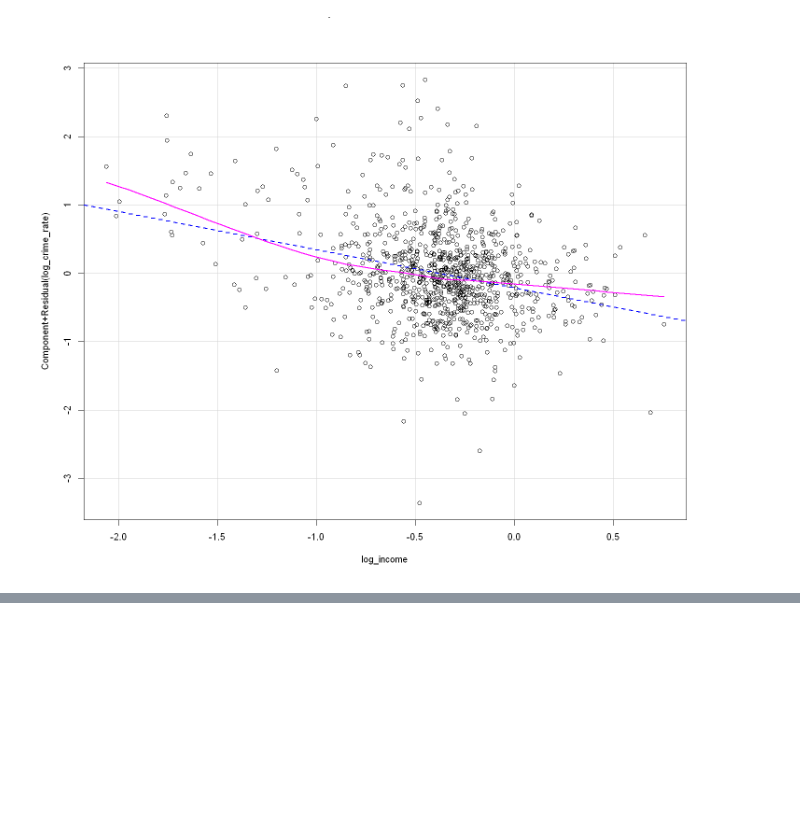
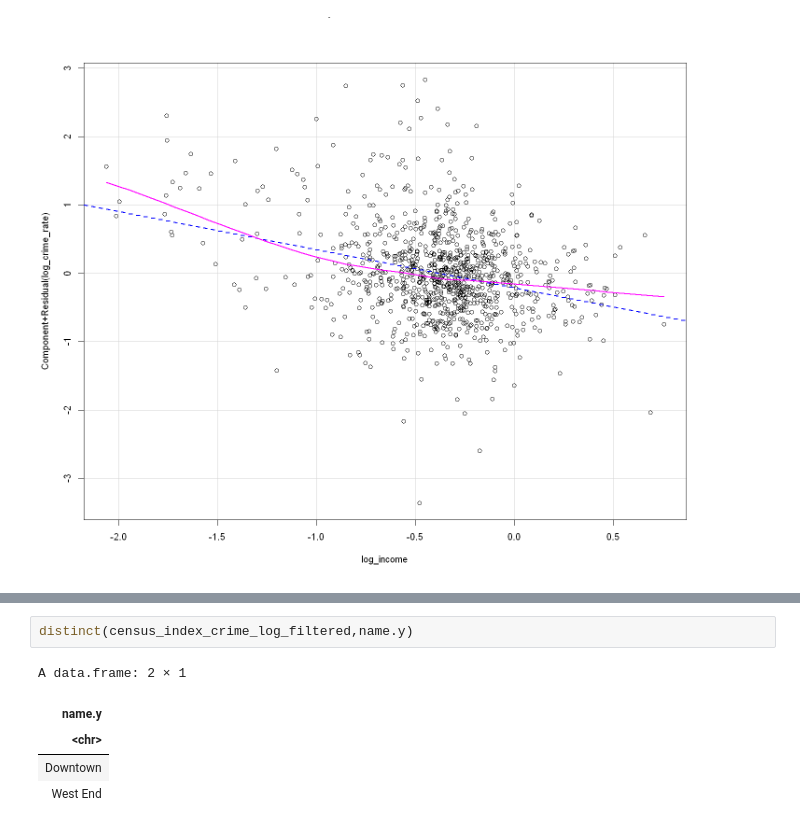
Before and after one commit to Irene-Berezin/econ326, a Jupyter notebook: project_regression.ipynb, the cells around one changed output, grey strips where cells are left out. Cells and saved outputs as stored; diff of their text form; blank space fills up the shorter version.

```diff
--- a/project_regression.ipynb
+++ b/project_regression.ipynb
@@ -1146,0 +1213,8 @@ crPlots(reg_log2, terms = ~ log_income)
+# %%
+distinct(census_index_crime_log_filtered,name.y)
+# %% [output]
+A data.frame: 2 × 1
+| name.y |
+| <chr> |
+| Downtown |
+| West End |
```
Also changed, not shown: parts of 19 cells of this notebook.
